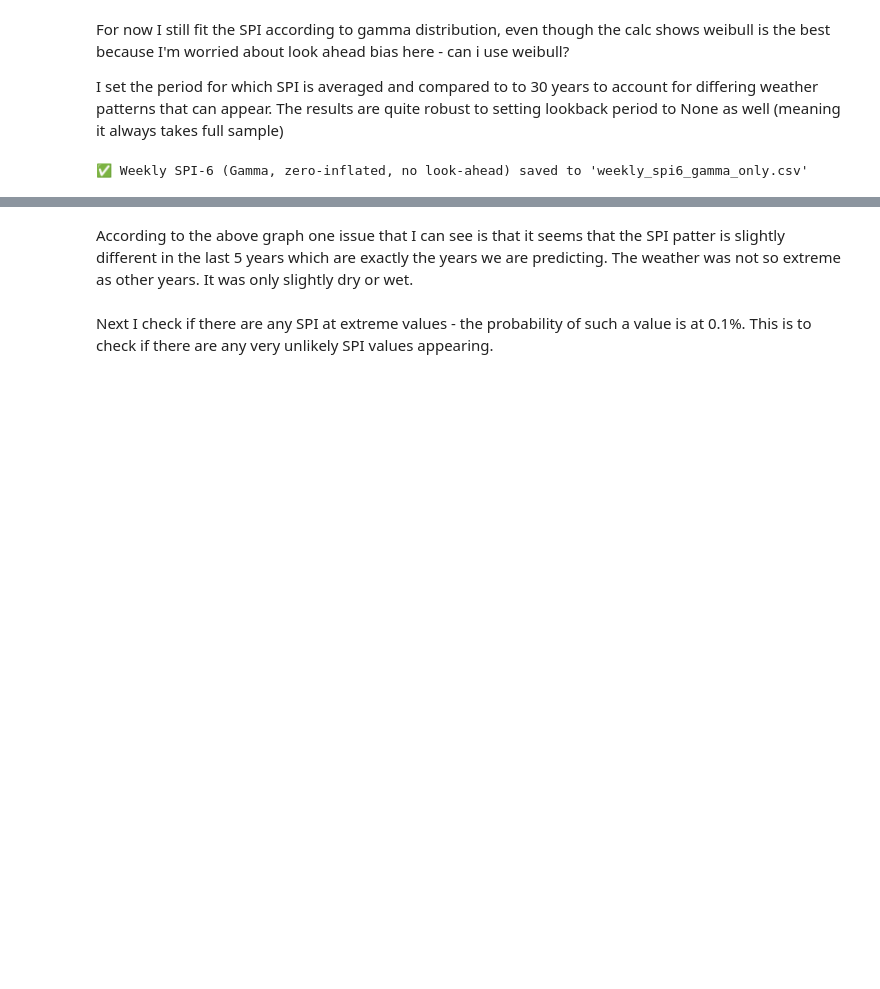
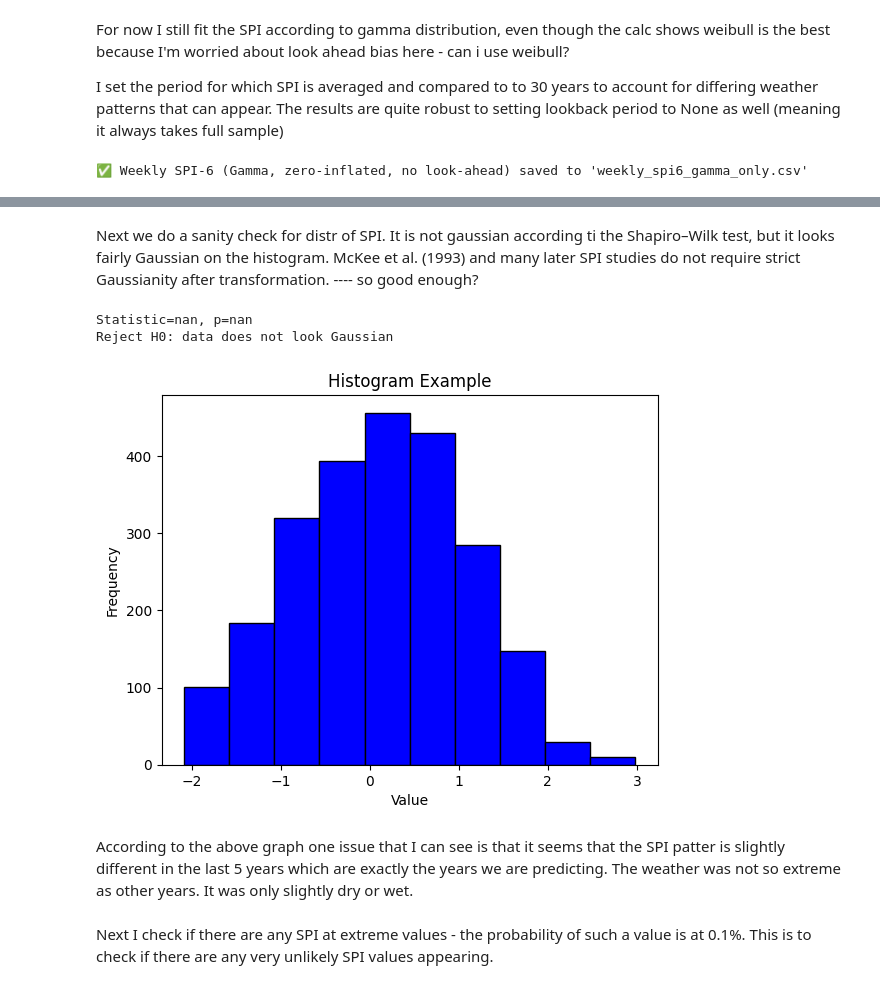
Before and after one commit to anajaz/Incorporating-HMM-for-drough-probability-into-a-LSTM-for-corn-price-prediction, a Jupyter notebook: weather data download.ipynb, the cells around one changed output, grey strips where cells are left out. Cells and saved outputs as stored; diff of their text form; code cells hidden in the pictures; blank space fills up the shorter version.

Commit message:
Adding tests for SPI normality

```diff
--- a/weather data download.ipynb
+++ b/weather data download.ipynb
@@ -617,3 +617,30 @@ plt.show()
+# %% [markdown]
+Next we do a sanity check for distr of SPI. It is not gaussian according ti the Shapiro–Wilk test, but it looks fairly Gaussian on the histogram. McKee et al. (1993) and many later SPI studies do not require strict Gaussianity after transformation. ---- so good enough?
+# %%
+from scipy.stats import shapiro
+
+stat, p = shapiro(spi_6_df["SPI_6"])
+print("Statistic=%.3f, p=%.3f" % (stat, p))
+
+if p > 0.05:
+    print("Fail to reject H0: data looks Gaussian (normal)")
+else:
+    print("Reject H0: data does not look Gaussian")
+
+# Create histogram
+plt.hist(spi_6_df["SPI_6"], bins=10, color='blue', edgecolor='black')
+
+# Add labels and title
+plt.xlabel('Value')
+plt.ylabel('Frequency')
+plt.title('Histogram Example')
+
+# Show plot
+plt.show()
+# %% [output]
+Statistic=nan, p=nan
+Reject H0: data does not look Gaussian
+[figure, added]
 # %% [markdown]
 According to the above graph one issue that I can see is that it seems that the SPI patter is slightly different in the last 5 years which are exactly the years we are predicting. The weather was not so extreme as other years. It was only slightly dry or wet.
 # %% [markdown]
```
Also changed, not shown: parts of 2 cells of this notebook.
